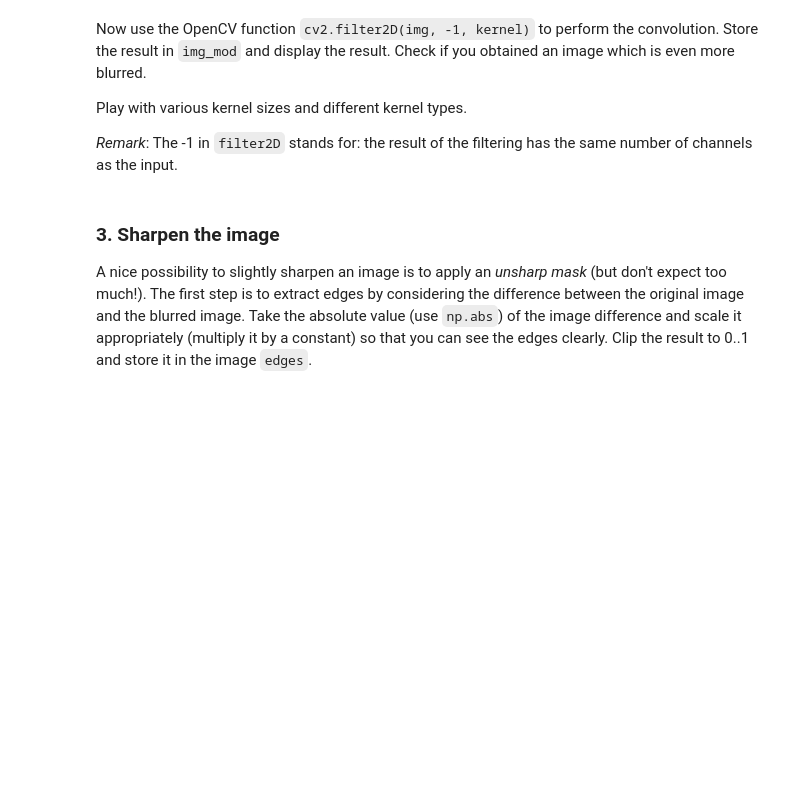
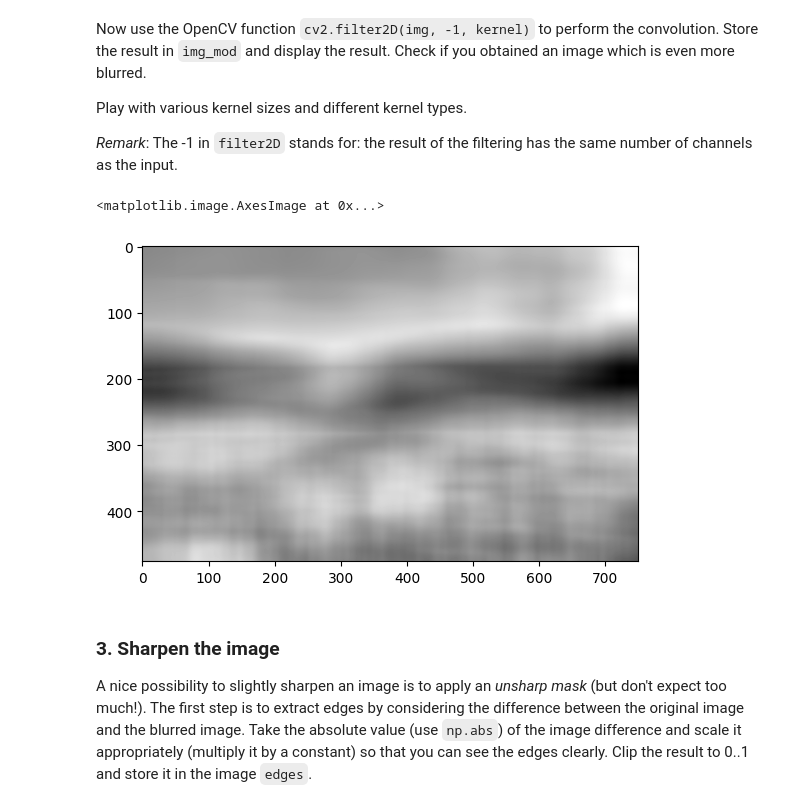
Before and after one commit to EIT-TI3/dbv-breiting, a Jupyter notebook: P1b.ipynb, the cells around one changed output. Saved outputs shown, nothing was run; the diff lists cells and outputs as text; code cells hidden in the pictures; blank space fills up the shorter version.

```diff
--- a/P1b.ipynb
+++ b/P1b.ipynb
@@ -44,8 +48,8 @@ Start by defining a kernel for the linear filter. Let `kernel_size` be the width
 
 - There is a function `gaussian_kernel` already defined for you. Try to understand its arguments by experimenting with it and printing out the the kernel values.
 # %%
-kernel_size = 5
-kernel =
+kernel_size = 25
+kernel = np.ones((kernel_size, kernel_size), np.float32) / (kernel_size * kernel_size)
 # %% [markdown]
 Now use the OpenCV function `cv2.filter2D(img, -1, kernel)` to perform the convolution. Store the result in `img_mod` and display the result. Check if you obtained an image which is even more blurred.
 
@@ -53,7 +57,11 @@ Play with various kernel sizes and different kernel types.
 
 _Remark_: The -1 in `filter2D` stands for: the result of the filtering has the same number of channels as the input.
 # %%
-img_mod =
+img_mod = cv2.filter2D(img, -1, kernel)
+plt.imshow(img_mod, cmap='gray')
+# %% [output]
+<matplotlib.image.AxesImage at 0x...>
+[figure, added]
 # %% [markdown]
 ### 3. Sharpen the image
 A nice possibility to slightly sharpen an image is to apply an _unsharp mask_ (but don't expect too much!). The first step is to extract edges by considering the difference between the original image and the blurred image. Take the absolute value (use `np.abs`) of the image difference and scale it appropriately (multiply it by a constant) so that you can see the edges clearly. Clip the result to 0..1 and store it in the image `edges`.
```
Also changed, not shown: parts of 3 cells of this notebook.
